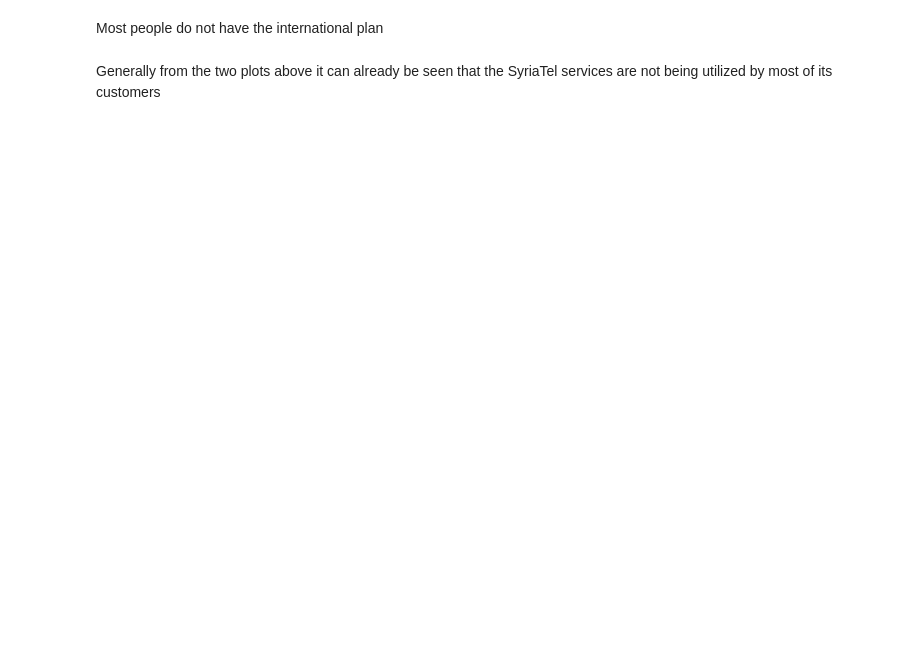
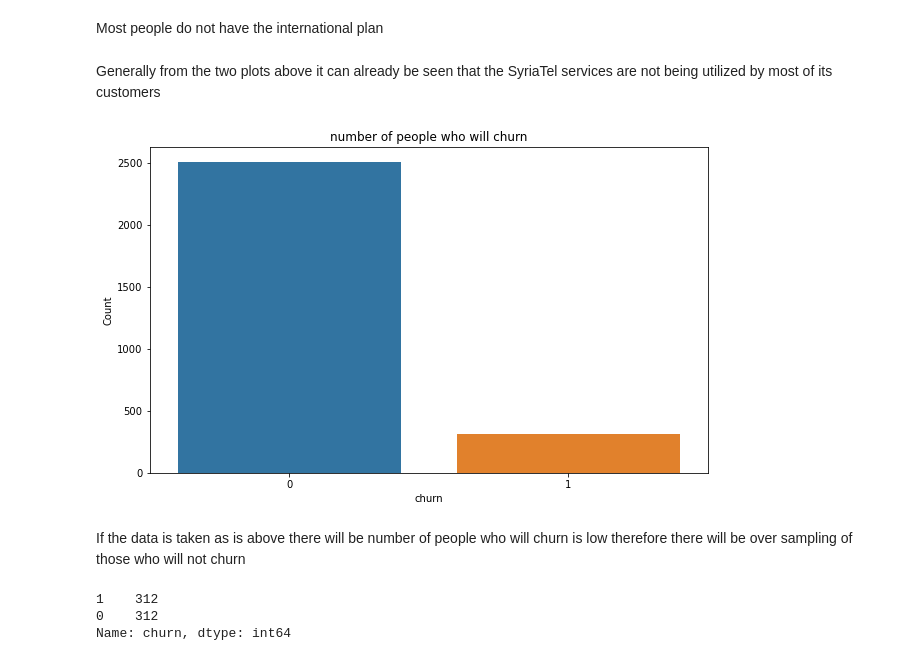
Before and after one commit to aggrey034/project-3, a Jupyter notebook: phase_3.ipynb, the cells around one changed output. Cells and saved outputs as stored; diff of their text form; code cells hidden in the pictures; blank space fills up the shorter version.

```diff
--- a/phase_3.ipynb
+++ b/phase_3.ipynb
@@ -244,6 +249,35 @@ plt.show()
 Most people do not have the international plan
 # %% [markdown]
 Generally from the two plots above it can already be seen that the SyriaTel services are not being utilized by most of its customers
+# %%
+plt.figure(figsize=(10, 6))
+sns.countplot(x= "churn", data=df_cleaned)
+plt.title("number of people who will churn")
+plt.xlabel("churn")
+plt.ylabel('Count')
+plt.show()
+# %% [output]
+[figure, added]
+# %% [markdown]
+If the data is taken as is above there will be number of people who will churn is low therefore there will be over sampling of those who will not churn
+# %%
+majority_class = df_cleaned[df_cleaned['churn'] == 0]
+minority_class = df_cleaned[df_cleaned['churn'] == 1]
+
+# Randomly sample from the majority class to match the minority class size
+majority_class_downsampled = majority_class.sample(len(minority_class), random_state=42)
+
+# Concatenate the downsampled majority class with the minority class
+df_balanced = pd.concat([majority_class_downsampled, minority_class])
+
+# Shuffle the resulting dataframe
+df_balanced = df_balanced.sample(frac=1, random_state=42).reset_index(drop=True)
+
+print(df_balanced['churn'].value_counts())
+# %% [output]
+1    312
+0    312
+Name: churn, dtype: int64
 # %%
 # Checking the correlation between the various features with focus on how they relate to churning
 
```
Also changed, not shown: parts of 14 cells of this notebook.
